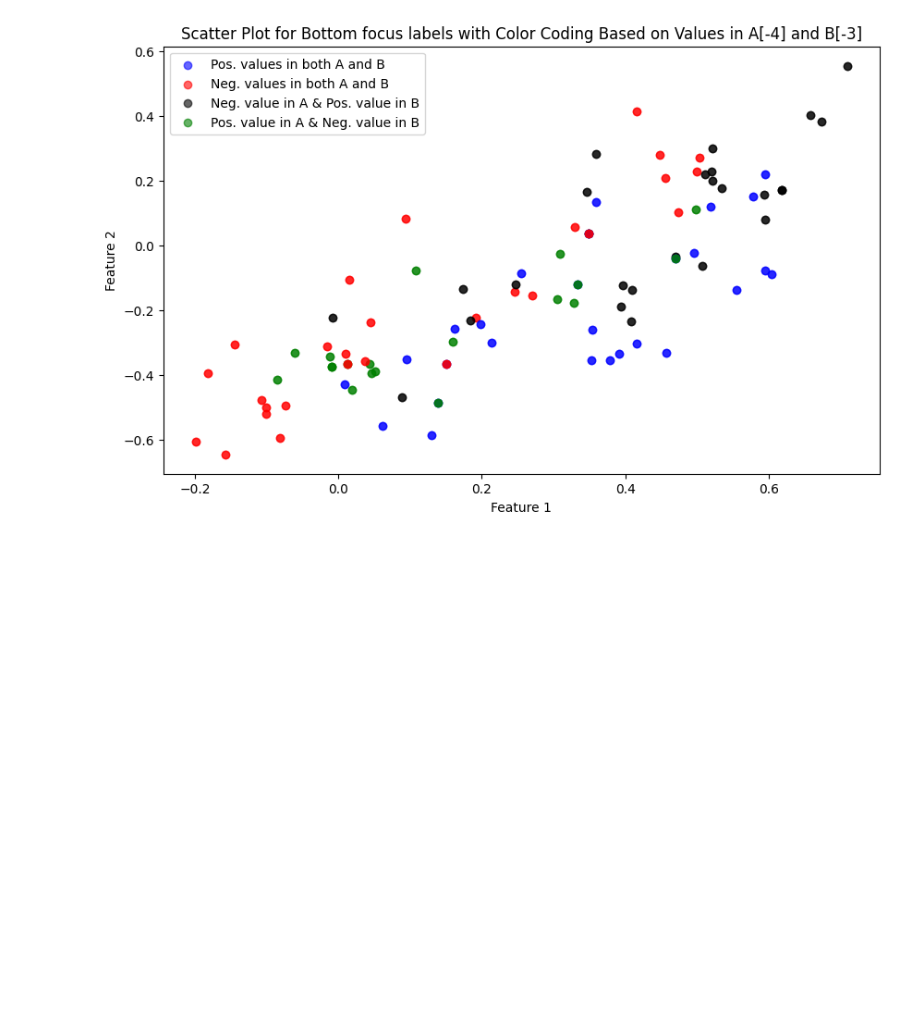
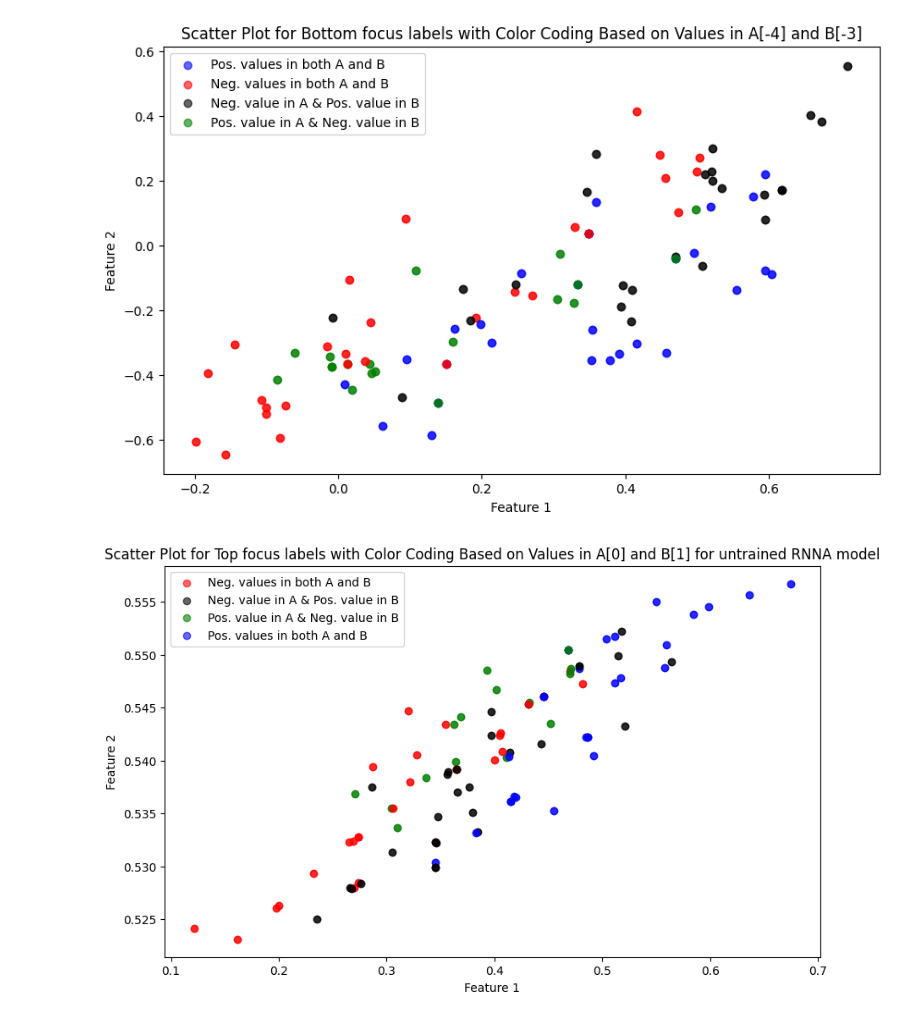
Before and after one commit to Ahmadar91/Master-sThesis, a Jupyter notebook: attention2.ipynb, the cells around one changed output. Drawn from its saved outputs; the diff is of its cells as text; code cells hidden in the pictures; blank space fills up the shorter version.

```diff
--- a/attention2.ipynb
+++ b/attention2.ipynb
@@ -874,3 +872,17 @@ RNNA, rep: 2, epoch: 36, acc: 0.9333332777023315, Loss 0.26208296880126
 RNNA, rep: 2, epoch: 37, acc: 0.9399997591972351, Loss 0.2655029883235693
 RNNA, rep: 2, epoch: 38, acc: 0.9766665697097778, Loss 0.23773003056645392
 RNNA                 Rep: 2   Epoch: 1     Acc: 0.9767 _min_10_max_10 Time: 2.95 sec
+# %%
+# Function to initialize model based on 'kind'
+def initialize_model(kind, hidden_dim, inp):
+    if kind == "RNN":
+        return NetRNN(hidden_dim=hidden_dim, inp=inp)
+    elif kind == "RNNA":
+        return NetRNNWithAttention(hidden_dim=hidden_dim, inp=inp)
+    # Add other initializations as needed
+
+# Function to calculate accuracy
+def calculate_accuracy(target_tensor, output):
+    A = 1.0 * (target_tensor.detach() > 0.0)
+    B = 1.0 * (output.detach() > 0.0)
+    return (1.0 * (A.flatten() == B.flatten())).mean()
@@ -1010,3 +1166,57 @@ plt.legend()
 plt.show()
 # %% [output]
 [figure]
+# %%
+model_path = "./ModelsWithNoise/untrained_model_RNNA_Top_min_10_max_10_rep_0.model"
+modelRNNWithAttention = torch.load(model_path, map_location=torch.device('cpu'))
+# %%
+import numpy as np
+import matplotlib.pyplot as plt
+
+s,t = generateTrainDataNoiseTop(100, [10,10])
+s_tensor = torch.Tensor(s)
+weighted_output, Q, K, scores, attention, V = modelRNNWithAttention.attention(s_tensor, return_attention=True)
+
+weighted_output_np = [sequence.detach().numpy() for sequence in weighted_output]
+# Plot preparation
+plt.figure(figsize=(10, 6))
+
+# Updated color labels to reflect the logic more accurately
+color_labels = {
+    'green': 'Pos. value in A & Neg. value in B',
+    'black': 'Neg. value in A & Pos. value in B',
+    'blue': 'Pos. values in both A and B',
+    'red': 'Neg. values in both A and B'
+}
+
+# Iterate through each sequence and its corresponding weighted output
+for seq, weighted_output in zip(s, weighted_output_np):
+    # Initially, set colors to an empty list to catch errors if none of the conditions below are met
+    colors = []
+
+    # Check the specific values at index 0 for Array A and index 1 for Array B
+    value_A = seq[0, 0]  # Value at index 0 in Array A
+    value_B = seq[1, 1]  # Value at index 1 in Array B
+
+    # Assign colors based on the values in A[0] and B[1]
+    if value_A > 0 and value_B < 0:
+        colors = ['green', 'green']  # Pos. in A & Neg. in B
+    elif value_A < 0 and value_B > 0:
+        colors = ['black', 'black']  # Neg. in A & Pos. in B
+    elif value_A > 0 and value_B > 0:
+        colors = ['blue', 'blue']  # Pos. in both A and B
+    elif value_A < 0 and value_B < 0:
+        colors = ['red', 'red']  # Neg. in both A and B
+
+    last_two_weighted_output = weighted_output[-2:, :2]
+    # Plot the last two weighted output values with determined colors
+    for point, color in zip(last_two_weighted_output, colors):
+        plt.scatter(point[0], point[1], alpha=0.6, color=color, label=color_labels[color] if color_labels[color] not in plt.gca().get_legend_handles_labels()[1] else "")
+
+plt.title('Scatter Plot for Top focus labels with Color Coding Based on Values in A[0] and B[1] for untrained RNNA model')
+plt.xlabel('Feature 1')
+plt.ylabel('Feature 2')
+plt.legend()
+plt.show()
+# %% [output]
+[figure, added]
```
Also changed, not shown: parts of 7 cells of this notebook, 38 other files.
